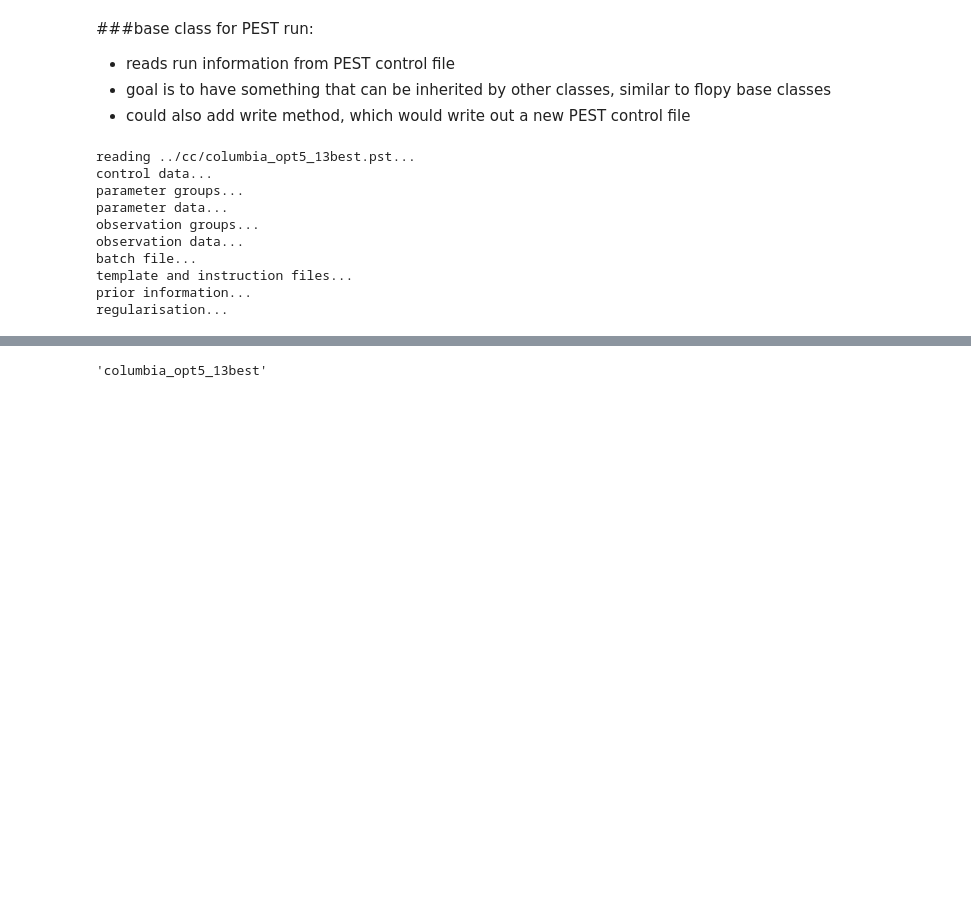
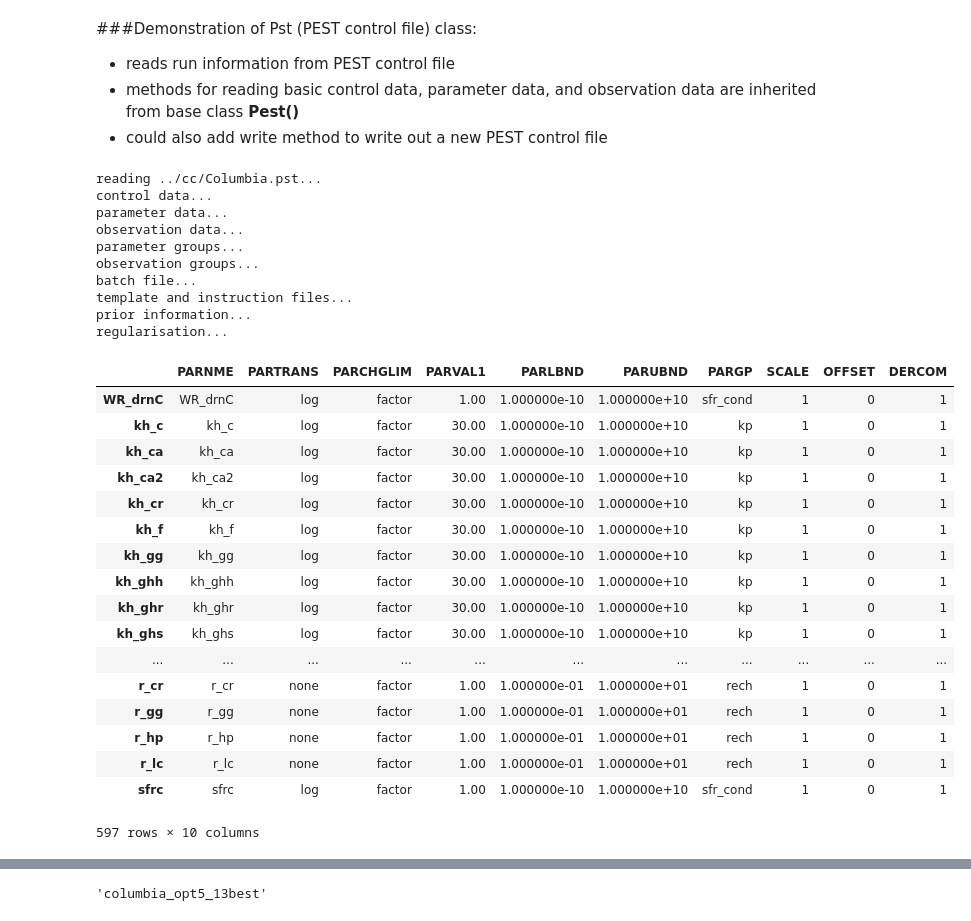
Before and after one commit to PESTools/pestools, a Jupyter notebook: examples/PEST_base_class.ipynb, the cells around one changed output, grey strips where cells are left out. Cells and saved outputs as stored; diff of their text form; code cells hidden in the pictures; blank space fills up the shorter version.

Commit message:
Pest base class

```diff
--- a/examples/PEST_base_class.ipynb
+++ b/examples/PEST_base_class.ipynb
@@ -1,30 +1,43 @@
 # %% [markdown]
-###base class for PEST run:
+###Demonstration of Pst (PEST control file) class:
 * reads run information from PEST control file
-* goal is to have something that can be inherited by other classes, similar to flopy base classes
-* could also add write method, which would write out a new PEST control file
+* methods for reading basic control data, parameter data, and observation data are inherited from base class **Pest()**
+* could also add write method to write out a new PEST control file
 # %%
 import sys
 sys.path.append('../pst_tools')
-from pst import PESTbase
-cpest = PESTbase('columbia_opt5_13best', run_folder='../cc')
+from pst import Pst
+cpest = Pst('Columbia', run_folder='../cc')
 cpest.read_pst()
 # %% [output]
-reading ../cc/columbia_opt5_13best.pst...
+reading ../cc/Columbia.pst...
 control data...
+parameter data...
+observation data...
 parameter groups...
-parameter data...
 observation groups...
-observation data...
 batch file...
 template and instruction files...
 prior information...
 regularisation...
-# %%
-import os
-import sys
-sys.path.append('../pst_tools')
-from res import Res
-from pst import PESTbase
-rei = Res('../cc/columbia_opt5_13best.rei')
-cpest = PESTbase('columbia_opt5_13best', run_folder='../cc')
+# %%
+cpest.pardata
+# %% [output]
+|  | PARNME | PARTRANS | PARCHGLIM | PARVAL1 | PARLBND | PARUBND | PARGP | SCALE | OFFSET | DERCOM |
+| WR_drnC | WR_drnC | log | factor | 1.00 | 1.000000e-10 | 1.000000e+10 | sfr_cond | 1 | 0 | 1 |
+| kh_c | kh_c | log | factor | 30.00 | 1.000000e-10 | 1.000000e+10 | kp | 1 | 0 | 1 |
+| kh_ca | kh_ca | log | factor | 30.00 | 1.000000e-10 | 1.000000e+10 | kp | 1 | 0 | 1 |
+| kh_ca2 | kh_ca2 | log | factor | 30.00 | 1.000000e-10 | 1.000000e+10 | kp | 1 | 0 | 1 |
+| kh_cr | kh_cr | log | factor | 30.00 | 1.000000e-10 | 1.000000e+10 | kp | 1 | 0 | 1 |
+| kh_f | kh_f | log | factor | 30.00 | 1.000000e-10 | 1.000000e+10 | kp | 1 | 0 | 1 |
+| kh_gg | kh_gg | log | factor | 30.00 | 1.000000e-10 | 1.000000e+10 | kp | 1 | 0 | 1 |
+| kh_ghh | kh_ghh | log | factor | 30.00 | 1.000000e-10 | 1.000000e+10 | kp | 1 | 0 | 1 |
+| kh_ghr | kh_ghr | log | factor | 30.00 | 1.000000e-10 | 1.000000e+10 | kp | 1 | 0 | 1 |
+| kh_ghs | kh_ghs | log | factor | 30.00 | 1.000000e-10 | 1.000000e+10 | kp | 1 | 0 | 1 |
+| ... | ... | ... | ... | ... | ... | ... | ... | ... | ... | ... |
+| r_cr | r_cr | none | factor | 1.00 | 1.000000e-01 | 1.000000e+01 | rech | 1 | 0 | 1 |
+| r_gg | r_gg | none | factor | 1.00 | 1.000000e-01 | 1.000000e+01 | rech | 1 | 0 | 1 |
+| r_hp | r_hp | none | factor | 1.00 | 1.000000e-01 | 1.000000e+01 | rech | 1 | 0 | 1 |
+| r_lc | r_lc | none | factor | 1.00 | 1.000000e-01 | 1.000000e+01 | rech | 1 | 0 | 1 |
+| sfrc | sfrc | log | factor | 1.00 | 1.000000e-10 | 1.000000e+10 | sfr_cond | 1 | 0 | 1 |
+597 rows × 10 columns
```
Also changed, not shown: parts of 3 cells of this notebook, 2 other files.
